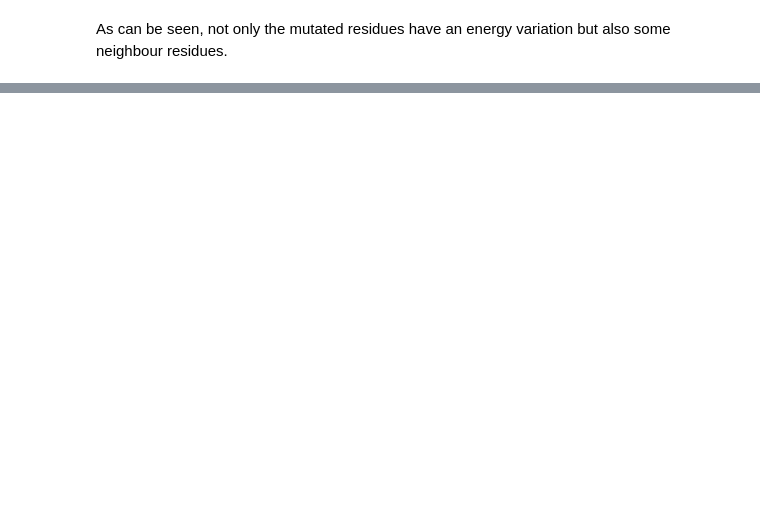
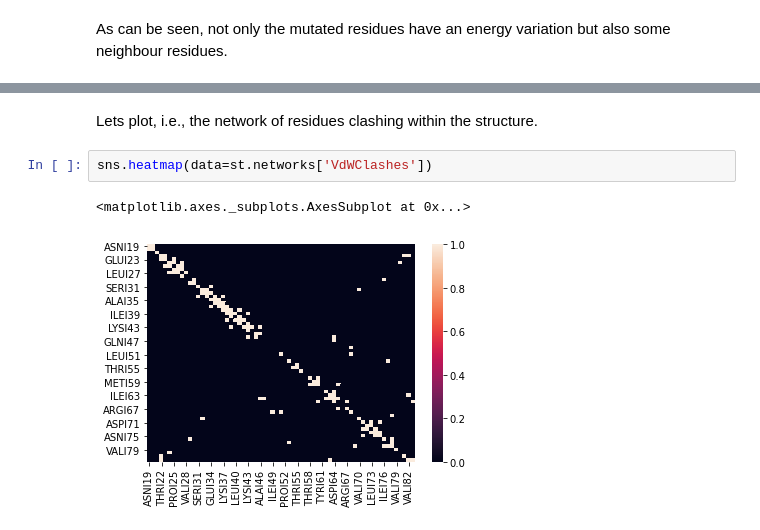
Before and after one commit to leandroradusky/pyfoldx, a Jupyter notebook: notebooks/StructureUsage.ipynb, the cells around one changed output, grey strips where cells are left out. Cells and saved outputs as stored; diff of their text form; blank space fills up the shorter version.

```diff
--- a/notebooks/StructureUsage.ipynb
+++ b/notebooks/StructureUsage.ipynb
@@ -201,0 +220,7 @@ As can be seen, not only the mutated residues have an energy variation but also
+# %% [markdown]
+Lets plot, i.e., the network of residues clashing within the structure.
+# %%
+sns.heatmap(data=st.networks['VdWClashes'])
+# %% [output]
+<matplotlib.axes._subplots.AxesSubplot at 0x...>
+[figure, added]
```
Also changed, not shown: parts of 16 cells of this notebook, 44 other files.
